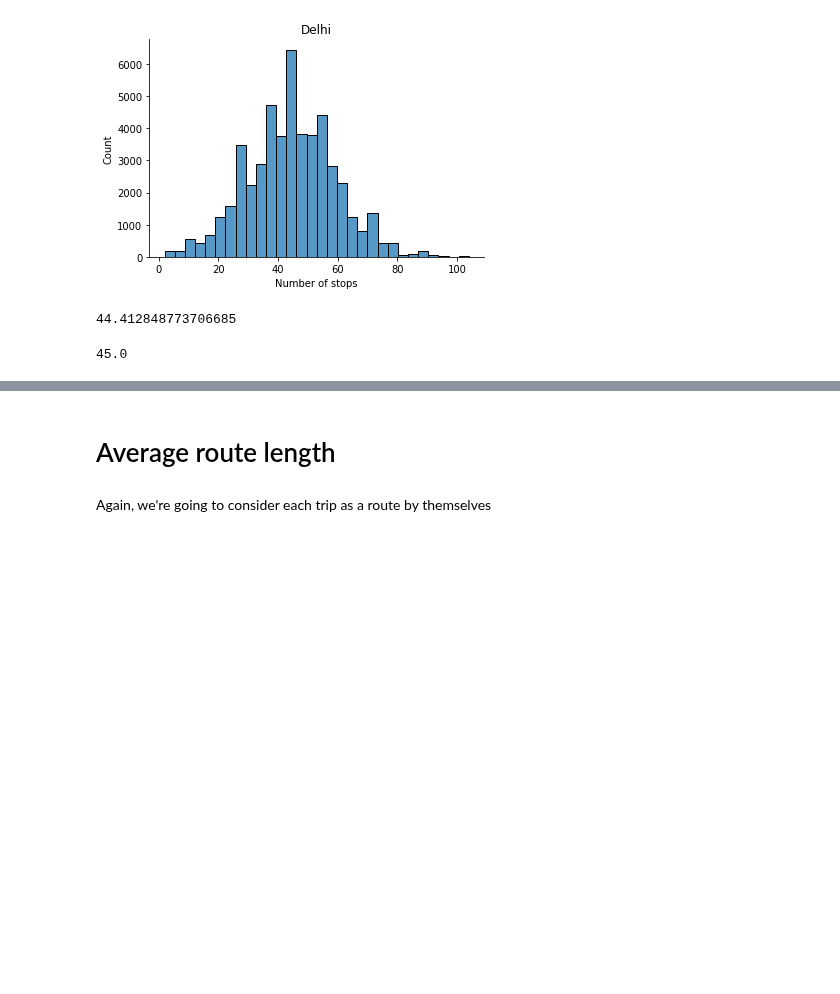
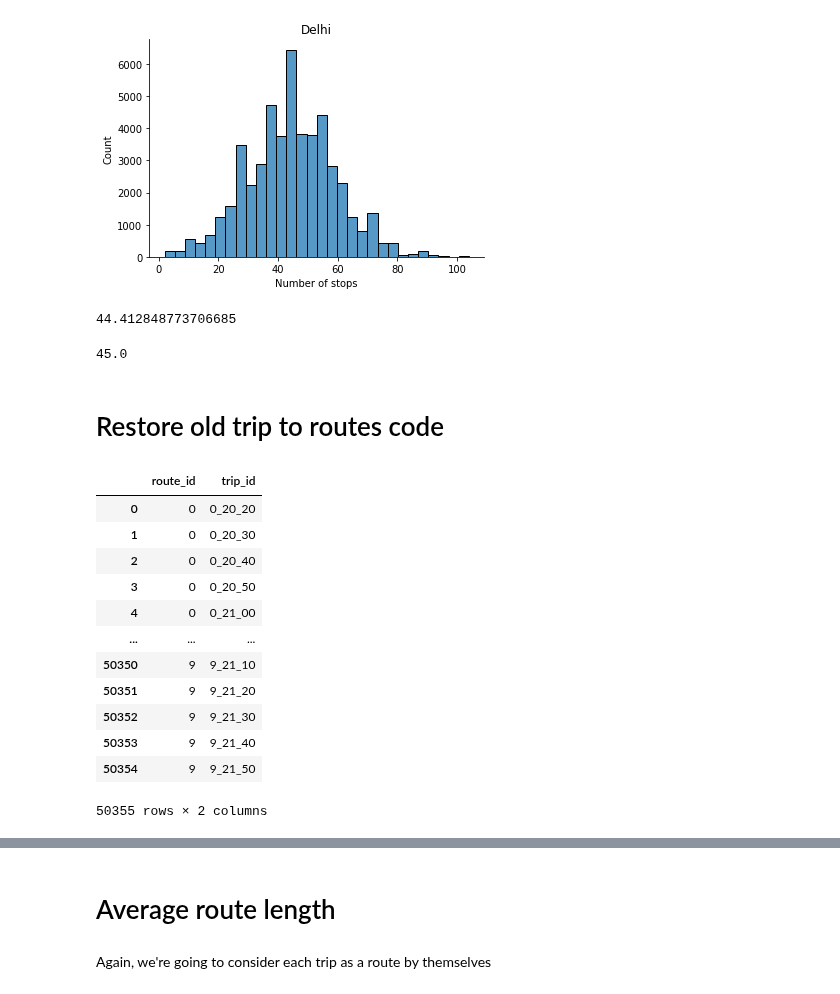
Before and after one commit to akazukin5151/comparative-accessibility, a Jupyter notebook: delhi.ipynb, the cells around one changed output, grey strips where cells are left out. Saved outputs shown, nothing was run; the diff lists cells and outputs as text; code cells hidden in the pictures; blank space fills up the shorter version.

```diff
--- a/delhi.ipynb
+++ b/delhi.ipynb
@@ -108,3 +110,22 @@ num_stops_in_every_trip.mean()
 num_stops_in_every_trip.median()
 # %% [output]
 45.0
+# %% [markdown]
+# Restore old trip to routes code
+# %%
+route_to_trip_id = trips[['route_id', 'trip_id']].drop_duplicates()
+route_to_trip_id
+# %% [output]
+|  | route_id | trip_id |
+| 0 | 0 | 0_20_20 |
+| 1 | 0 | 0_20_30 |
+| 2 | 0 | 0_20_40 |
+| 3 | 0 | 0_20_50 |
+| 4 | 0 | 0_21_00 |
+| ... | ... | ... |
+| 50350 | 9 | 9_21_10 |
+| 50351 | 9 | 9_21_20 |
+| 50352 | 9 | 9_21_30 |
+| 50353 | 9 | 9_21_40 |
+| 50354 | 9 | 9_21_50 |
+50355 rows × 2 columns
```
Also changed, not shown: parts of 13 cells of this notebook, 10 other files.
